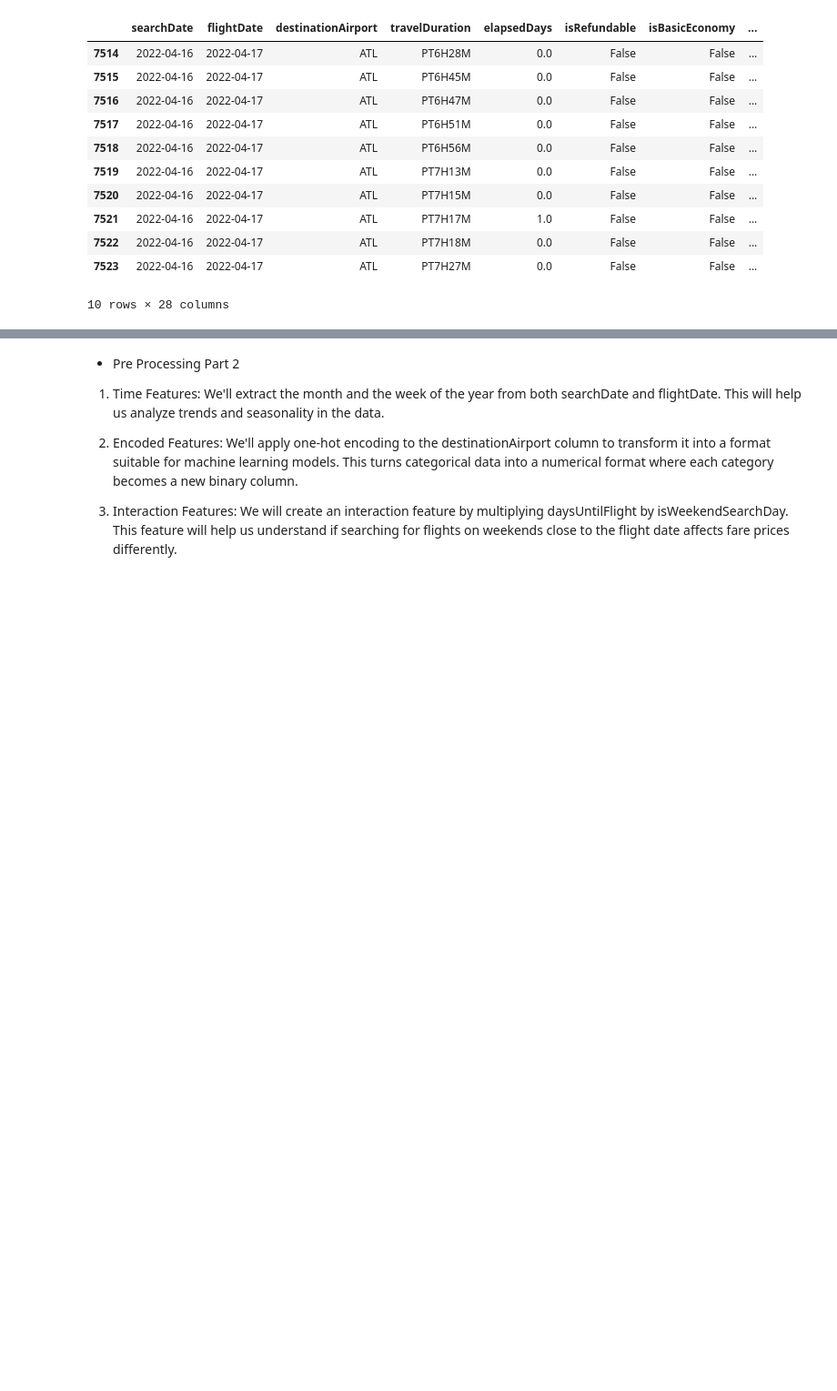
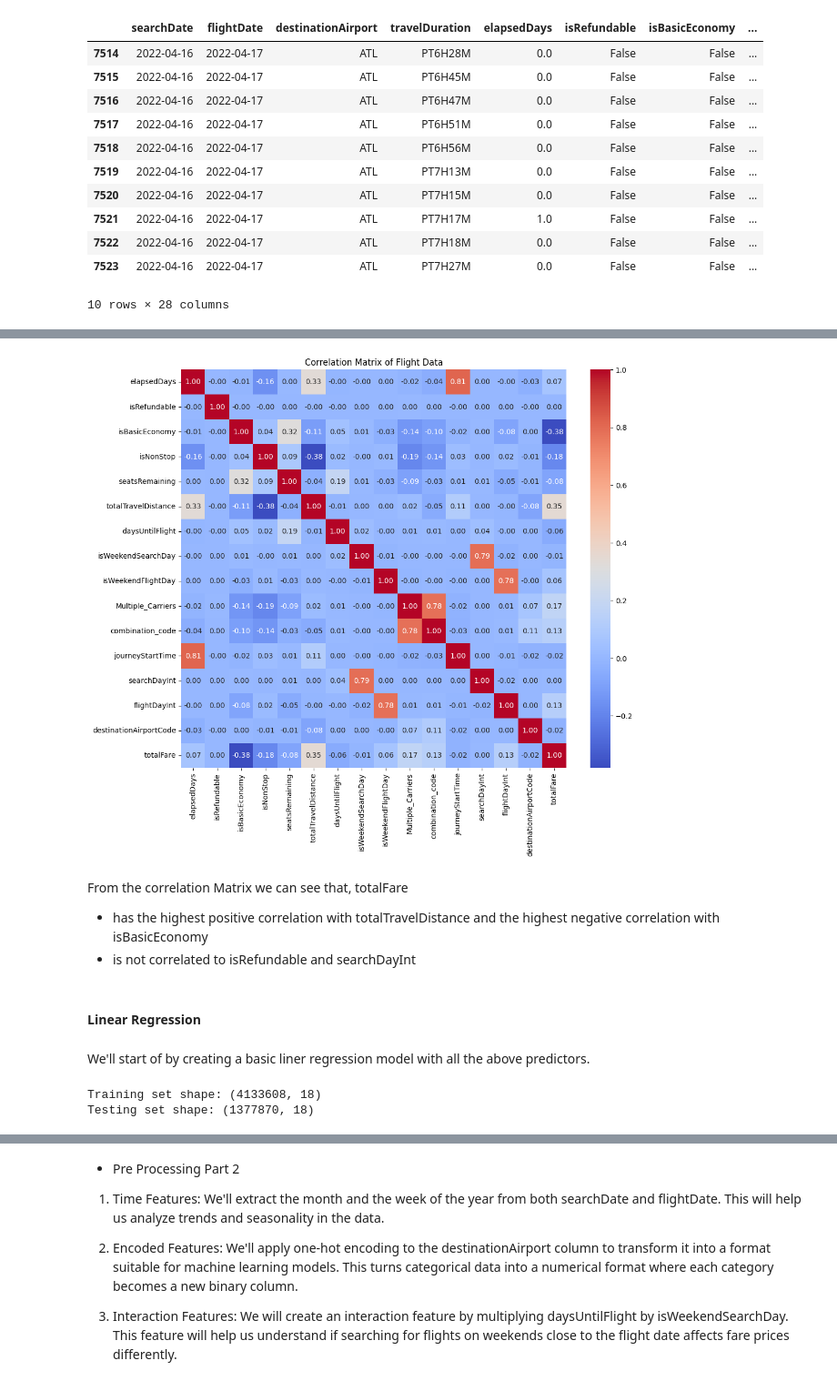
Before and after one commit to nh0397/Flight-Fare-Prediction, a Jupyter notebook: Term-project-phase2.ipynb, the cells around one changed output, grey strips where cells are left out. Shown at 91% size. Saved outputs shown, nothing was run; the diff lists cells and outputs as text; code cells hidden in the pictures; blank space fills up the shorter version.

```diff
--- a/Term-project-phase2.ipynb
+++ b/Term-project-phase2.ipynb
@@ -245,0 +283,2 @@ final_dataset = pd.read_pickle('finalDataset.pkl')
+# %%
+final_dataset = final_dataset[['searchDate', 'flightDate', 'elapsedDays', 'isRefundable', 'isBasicEconomy', 'isNonStop', 'seatsRemaining', 'totalTravelDistance', 'daysUntilFlight', 'isWeekendSearchDay', 'isWeekendFlightDay', 'Multiple_Carriers', 'combination_code', 'journeyStartTime', 'searchDayInt', 'flightDayInt', 'destinationAirportCode','totalFare']]
@@ -245,0 +316,31 @@ final_dataset = pd.read_pickle('finalDataset.pkl')
+# %%
+# Calculate the correlation matrix
+corr_matrix = final_dataset.corr()
+
+# Plotting the heatmap
+plt.figure(figsize=(12, 10))  # You can adjust the size of the figure here
+sns.heatmap(corr_matrix, annot=True, fmt=".2f", cmap='coolwarm')
+plt.title('Correlation Matrix of Flight Data')
+plt.show()
+# %% [output]
+[figure, added]
+# %% [markdown]
+From the correlation Matrix we can see that, totalFare
+
+- has the highest positive correlation with totalTravelDistance and the highest negative correlation with isBasicEconomy
+- is not correlated to isRefundable and searchDayInt
+# %% [markdown]
+#### Linear Regression
+# %% [markdown]
+We'll start of by creating a basic liner regression model with all the above predictors.
+# %%
+# Divide the dataset into train and test. Test = 25%
+
+train_df, test_df = train_test_split(final_dataset, test_size=0.25, random_state=42)
+
+# Print the shape of the datasets to verify the split
+print("Training set shape:", train_df.shape)
+print("Testing set shape:", test_df.shape)
+# %% [output]
+Training set shape: (4133608, 18)
+Testing set shape: (1377870, 18)
```
Also changed, not shown: parts of 24 cells of this notebook, 1 other file.
